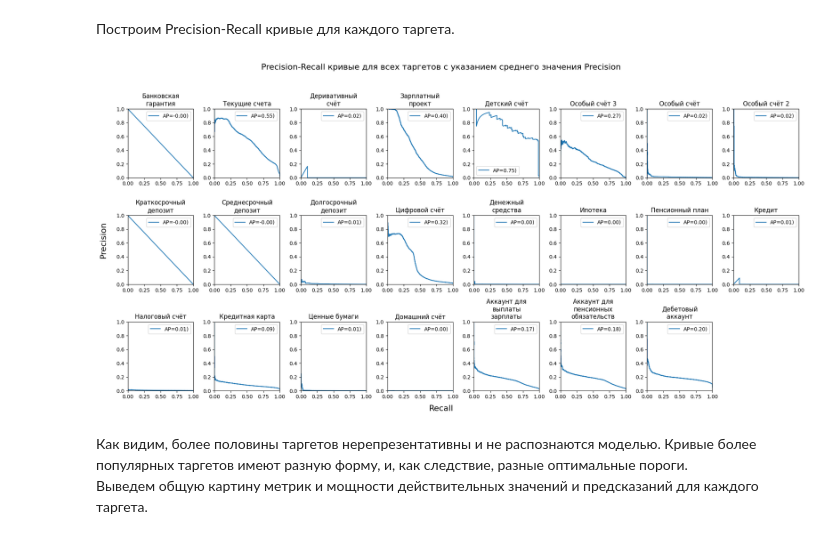
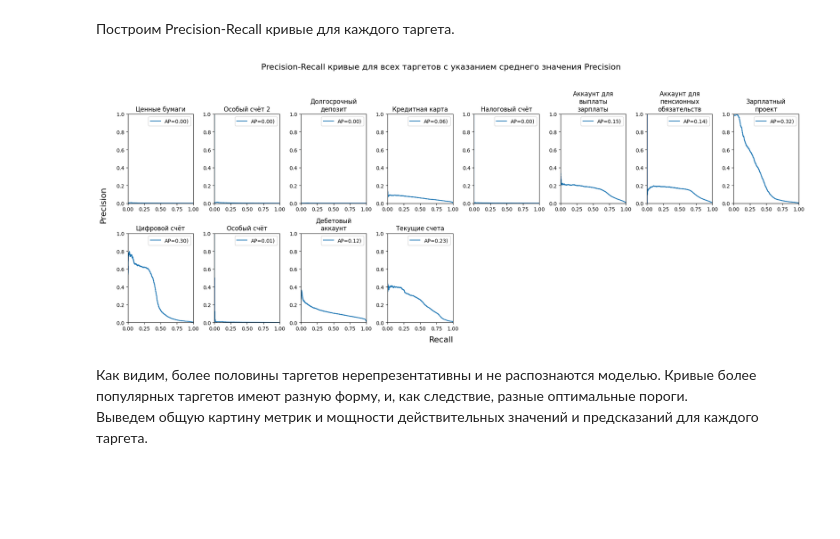
Before and after one commit to vvbelyanin/mle-sprint6-project, a Jupyter notebook: final.rev.1.ipynb, the cells around one changed output. Cells and saved outputs as stored; diff of their text form; code cells hidden in the pictures; blank space fills up the shorter version.

```diff
--- a/final.rev.1.ipynb
+++ b/final.rev.1.ipynb
@@ -1443,7 +1575,7 @@ model = Pipeline(steps=[
     ('preprocessor', DataFrameProcessor()),
     ('encoder', column_transformer),
     ('model', MultiOutputClassifier(
-        CatBoostClassifier(iterations=100, verbose=0, class_weights = [1, 4], random_state=RANDOM_STATE)
+        CatBoostClassifier(iterations=100, verbose=0, auto_class_weights='Balanced' , random_state=RANDOM_STATE)
     ))
 ])
 
@@ -1600,0 +1828,4 @@ CatBoostClassifier(iterations=100, verbose=0, class_weights = [1, 4])
+# %%
+target_cols = ['target__' + col for col in sorted_list[sorted_list > 2].index.to_list()]
+number_of_targets = len(target_cols)
+target_cols
@@ -1601,30 +1845,17 @@ CatBoostClassifier(iterations=100, verbose=0, class_weights = [1, 4])
 # %%
 %%time
-# ~ 12 min if not fitted
-
-df_train = pd.read_parquet(TRAIN_PARQUET)
-
-df_train = process_na(df_train)
-df_train = df_train[df_train.fetch_date >= START_TRAIN_DATE]
-
-df_test = pd.read_parquet(TEST_PARQUET)
-df_test = process_na(df_test)
-
-targets = df_train.attrs['target__']
-
-X_train, y_train = df_train.drop(columns=targets), df_train[targets]
-X_test, y_test = df_test.drop(columns=targets), df_test[targets]
-
-target_cols = [col for col in y_train.columns if y_train[col].nunique() > 1]
-number_of_targets = len(target_cols)
+# ~ 15 min if not fitted
 
 if os.path.exists(FITTED_MODEL):
     model = joblib.load(FITTED_MODEL)
     print(f"Найдена и загружена обученная модель {FITTED_MODEL}")
+
 elif os.path.exists(MODEL_PKL):
     print(f"Найдена необученная модель {MODEL_PKL}, начинаем обучение...", end='')
+
     model = joblib.load(MODEL_PKL)
     model.fit(X_train, y_train[target_cols])
+
     joblib.dump(model, FITTED_MODEL)
     print(f"  Модель обучена и сохранена: {FITTED_MODEL}")
 else:
@@ -1635,0 +1873,3 @@ Wall time: 6.67 s
+# %%
+for label in target_cols:
+    print(f"{label}: {y_train.shape[0] / y_train[label].sum():.0f}")
@@ -2017,35 +2386,38 @@ for key, value in sorted_dict.items():
 # %% [markdown]
 Построим Precision-Recall кривые для каждого таргета.
 # %%
-fig, axs = plt.subplots(3, 8, figsize=(20, 10))
+rows = number_of_targets // 8 + 1
+
+fig, axs = plt.subplots(rows, 8, figsize=(20, rows*4))
 
 # Flatten the axes array for easier iteration
 axs = axs.flatten()
 
 # Loop through the axes and assign a precision-recall curve plot to each subplot
-for i, ax in enumerate(axs[:23]):
+for i, ax in enumerate(axs[:number_of_targets]):
     precision, recall, _ = precision_recall_curve(y_true.values[:, i], y_pred_proba[i][:, 1])
 
     avg_precision = average_precision_score(y_true.values[:,i], y_pred_proba[i][:,1])
 
     ax.plot(recall, precision, label=f'AP={avg_precision:.2f})')
     title = "\n".join(textwrap.wrap(target_names[i], width=15))
     ax.set_title(title)
     ax.set_xlim([0, 1])
     ax.set_ylim([0, 1])
     ax.legend()
 
-axs[number_of_targets].axis('off')
+for i in range(number_of_targets, rows * 8):
+    axs[i].axis('off')
 
 plt.suptitle("Precision-Recall кривые для всех таргетов с указанием среднего значения Precision", fontsize=16)
 fig.text(0.5, 0.04, 'Recall', ha='center', va='center', fontsize=16)
 fig.text(0.04, 0.5, 'Precision', ha='center', va='center', rotation='vertical', fontsize=16)
 
 plt.tight_layout(rect=[0.05, 0.05, 1, 0.95])
 
 plt.show()
 # %% [output]
-[figure, old version]
+[figure, new version]
 # %% [markdown]
 Как видим, более половины таргетов нерепрезентативны и не распознаются моделью.  Кривые более популярных таргетов имеют разную форму, и, как следствие, разные оптимальные пороги.
 Выведем общую картину метрик и мощности действительных значений и предсказаний для каждого таргета.
```
Also changed, not shown: parts of 72 cells of this notebook, 4 other files.
